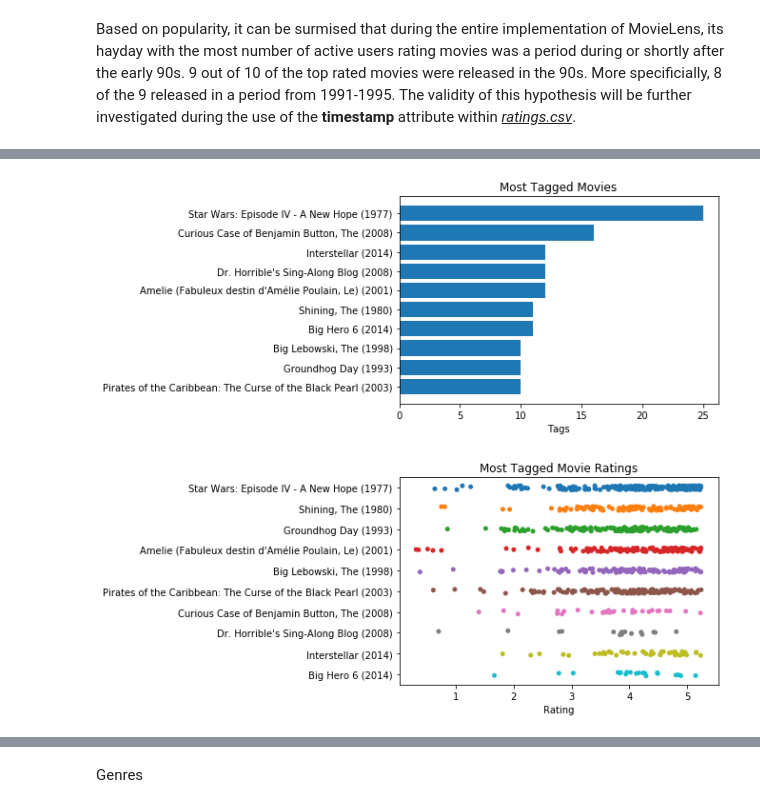
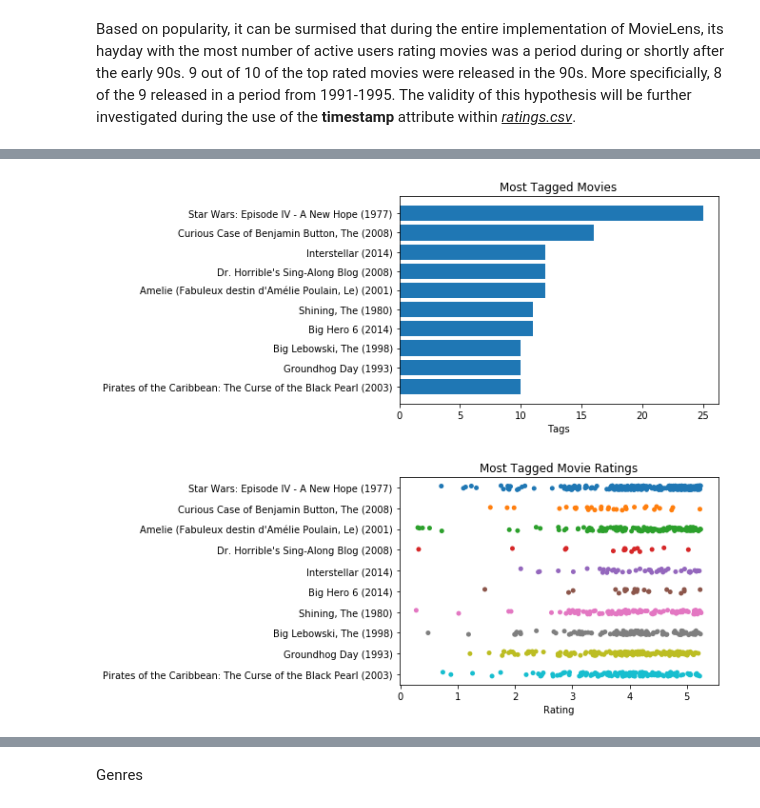
Before and after one commit to JackNelson/MSDS7331_Project3, a Jupyter notebook: MSDS7331_Lab3_AbrahamHarrisHidgonNelson.ipynb, the cells around one changed output, grey strips where cells are left out. Cells and saved outputs as stored; diff of their text form; code cells hidden in the pictures.

Commit message:
Most Tagged Section

```diff
--- a/MSDS7331_Lab3_AbrahamHarrisHidgonNelson.ipynb
+++ b/MSDS7331_Lab3_AbrahamHarrisHidgonNelson.ipynb
@@ -364,11 +366,13 @@ Most Tagged Movies
 # %%
 movie_tag_count = tags_sf.groupby(key_columns='movieId', operations={'count': gl.aggregate.COUNT()})
-top_tagged = movie_tag_count.join(movies_sf['movieId','title']).topk('count').sort('count')
+
+most_tagged = movie_tag_count.join(movies_sf['movieId','title']).topk('count').sort('count')
+
+HorzBarChart(most_tagged['count'], most_tagged['title'], 'Tags', 'Most Tagged Movies')
+
+most_tagged_ratings = most_tagged.join(ratings_sf['movieId','rating'])
+RatingStripPlot(most_tagged_ratings, 'title', 'Most Tagged Movie Ratings',
+               list(most_tagged.sort('count',ascending=False)['title']))
+# %% [output]
+[figure, added]
+[figure, added]
-# %%
-HorzBarChart(top_tagged['count'], top_tagged['title'], 'Tags', 'Most Tagged Movies')
-
-top_tagged_ratings = top_tagged.join(ratings_sf['movieId','rating'])
-RatingStripPlot(top_tagged_ratings, 'title', 'Most Tagged Movie Ratings', order = list(top_tagged['title']))
-# %% [output]
-[figure, removed]
-[figure, removed]
```
Also changed, not shown: parts of 9 cells of this notebook.
